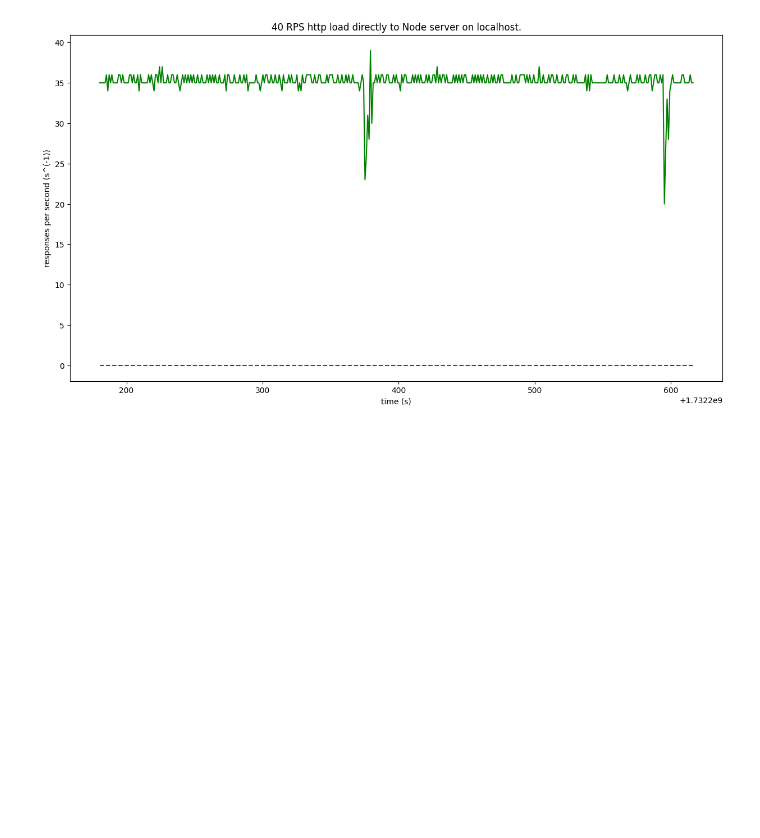
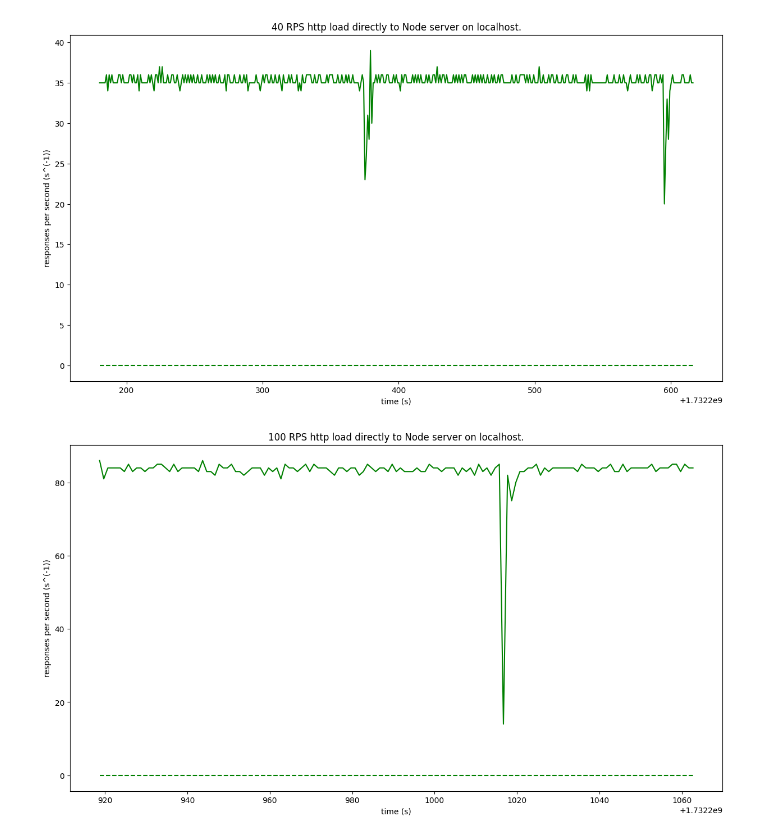
Before and after one commit to edchapman88/got, a Jupyter notebook: experiments/241121_localhost/main.ipynb, the cells around one changed output. Saved outputs shown, nothing was run; the diff lists cells and outputs as text; code cells hidden in the pictures; blank space fills up the shorter version.

```diff
--- a/experiments/241121_localhost/main.ipynb
+++ b/experiments/241121_localhost/main.ipynb
@@ -25,12 +25,14 @@ fig.savefig('./plots/40RPS.png')
 # %% [output]
 [figure]
 # %%
-MAC ="./logs/mac/.txt"
+MAC ="./logs/mac/2024-11-21_14-55-17.700633.txt"
 
 fig,ax = plot_utils.fig([Fig(title='100 RPS http load directly to Node server on localhost.',x='time (s)',y='responses per second (s^(-1))')])
 
 client_log = LogFile(log_type=LogFileType.GOT, path=MAC,kwargs={'color':'g'})
 
 plot_utils.overlay_rolling(ax, {'client': client_log}, response_rollers, WINDOW_SECS, const_stride_secs=1.0, times_units='s')
 
 fig.savefig('./plots/100RPS.png')
+# %% [output]
+[figure, added]
```
Also changed, not shown: parts of 2 cells of this notebook.
